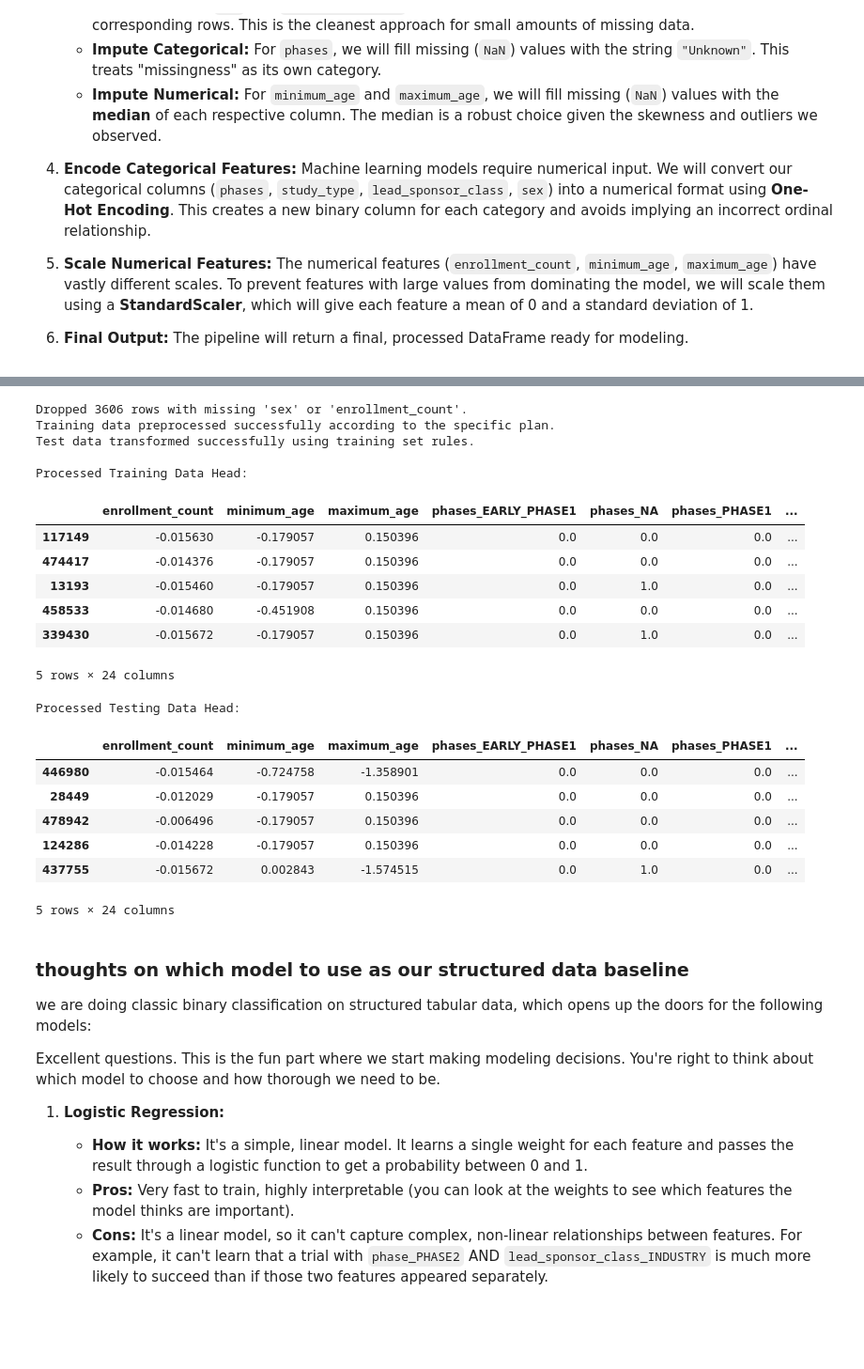
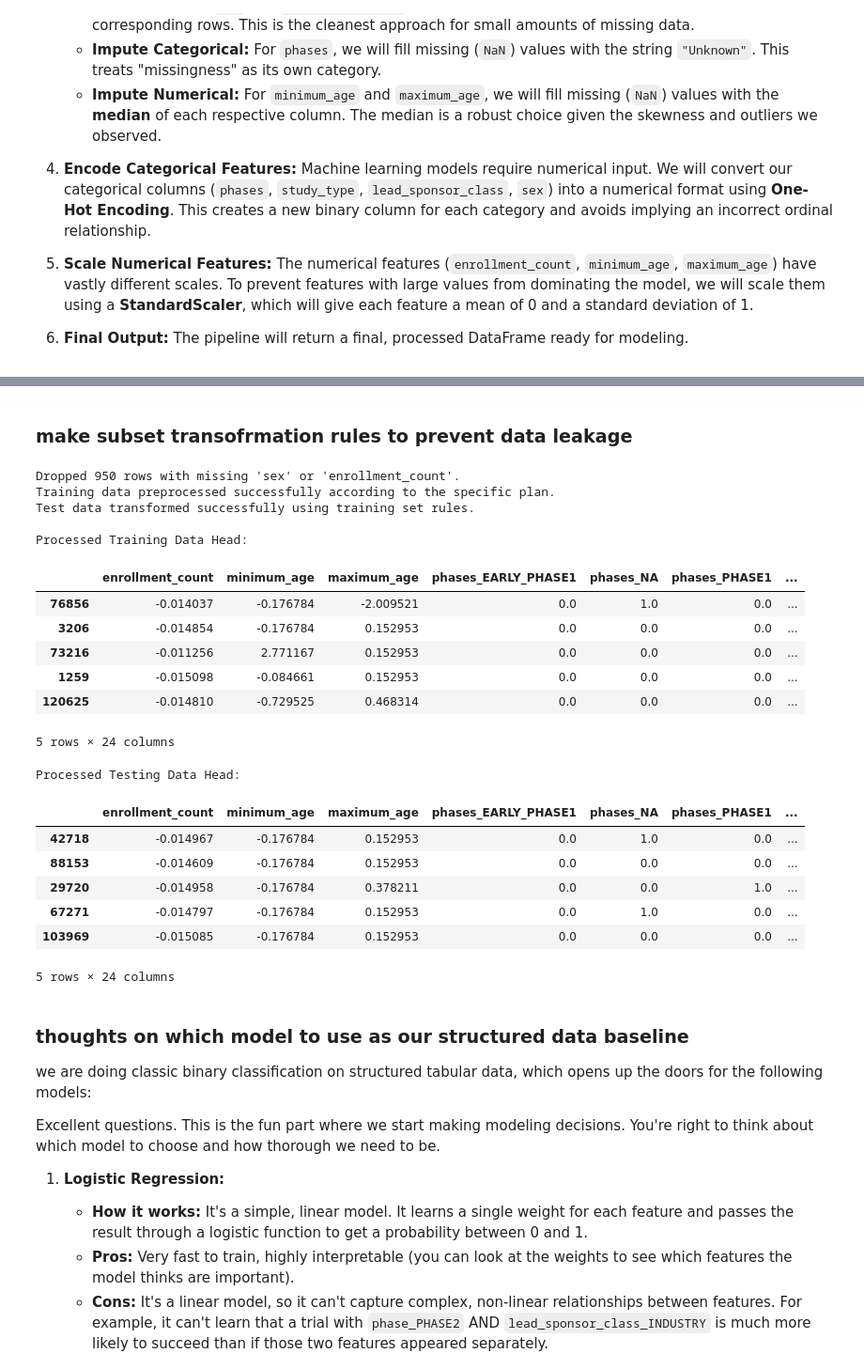
Before and after one commit to au-nlp/project-milestone-p2-group8, a Jupyter notebook: main.ipynb, the cells around one changed output, grey strips where cells are left out. Shown at 94% size. Drawn from its saved outputs; the diff is of its cells as text; code cells hidden in the pictures; blank space fills up the shorter version.

```diff
--- a/main.ipynb
+++ b/main.ipynb
@@ -471,43 +516,41 @@ Raw testing set size: 108380
-# %%
-# Make sure our functions are imported (you may need to restart the kernel if you have made any changes to the code)
-from utils import fit_and_preprocess_train, transform_test_data
-import numpy as np
-
-# --- PROCESS THE TRAINING DATA ---
-# This learns the rules (medians, encoders, scalers) ONLY from the raw_train_df
-processed_train_df, transformation_rules = fit_and_preprocess_train(raw_train_df)
-
-# --- PROCESS THE TESTING DATA ---
-# This applies the rules we just learned to the raw_test_df
-processed_test_df = transform_test_data(raw_test_df, transformation_rules)
-
-# Inspect the final, processed DataFrames
-print("\nProcessed Training Data Head:")
-display(processed_train_df.head())
-
-print("\nProcessed Testing Data Head:")
-display(processed_test_df.head())
-# %% [output]
-Dropped 3606 rows with missing 'sex' or 'enrollment_count'.
-Training data preprocessed successfully according to the specific plan.
-Test data transformed successfully using training set rules.
-
-Processed Training Data Head:
-|  | enrollment_count | minimum_age | maximum_age | phases_EARLY_PHASE1 | phases_NA | phases_PHASE1 | ... |
-| 117149 | -0.015630 | -0.179057 | 0.150396 | 0.0 | 0.0 | 0.0 | ... |
-| 474417 | -0.014376 | -0.179057 | 0.150396 | 0.0 | 0.0 | 0.0 | ... |
-| 13193 | -0.015460 | -0.179057 | 0.150396 | 0.0 | 1.0 | 0.0 | ... |
-| 458533 | -0.014680 | -0.451908 | 0.150396 | 0.0 | 0.0 | 0.0 | ... |
-| 339430 | -0.015672 | -0.179057 | 0.150396 | 0.0 | 1.0 | 0.0 | ... |
-5 rows × 24 columns
-Processed Testing Data Head:
-|  | enrollment_count | minimum_age | maximum_age | phases_EARLY_PHASE1 | phases_NA | phases_PHASE1 | ... |
-| 446980 | -0.015464 | -0.724758 | -1.358901 | 0.0 | 0.0 | 0.0 | ... |
-| 28449 | -0.012029 | -0.179057 | 0.150396 | 0.0 | 0.0 | 0.0 | ... |
-| 478942 | -0.006496 | -0.179057 | 0.150396 | 0.0 | 0.0 | 0.0 | ... |
-| 124286 | -0.014228 | -0.179057 | 0.150396 | 0.0 | 0.0 | 0.0 | ... |
-| 437755 | -0.015672 | 0.002843 | -1.574515 | 0.0 | 1.0 | 0.0 | ... |
-5 rows × 24 columns
+# %% [markdown]
+### make subset transofrmation rules to prevent data leakage
+# %%
+from utils import fit_and_preprocess_train, transform_test_data
+import numpy as np
+# This will generate NEW rules based on the subset's training data
+processed_train_df, new_transformation_rules = fit_and_preprocess_train(raw_train_df)
+
+# This will apply those NEW rules to the subset's test data
+processed_test_df = transform_test_data(raw_test_df, new_transformation_rules)
+
+# Inspect the final, processed DataFrames
+print("\nProcessed Training Data Head:")
+display(processed_train_df.head())
+
+print("\nProcessed Testing Data Head:")
+display(processed_test_df.head())
+# %% [output]
+Dropped 950 rows with missing 'sex' or 'enrollment_count'.
+Training data preprocessed successfully according to the specific plan.
+Test data transformed successfully using training set rules.
+
+Processed Training Data Head:
+|  | enrollment_count | minimum_age | maximum_age | phases_EARLY_PHASE1 | phases_NA | phases_PHASE1 | ... |
+| 76856 | -0.014037 | -0.176784 | -2.009521 | 0.0 | 1.0 | 0.0 | ... |
+| 3206 | -0.014854 | -0.176784 | 0.152953 | 0.0 | 0.0 | 0.0 | ... |
+| 73216 | -0.011256 | 2.771167 | 0.152953 | 0.0 | 0.0 | 0.0 | ... |
+| 1259 | -0.015098 | -0.084661 | 0.152953 | 0.0 | 0.0 | 0.0 | ... |
+| 120625 | -0.014810 | -0.729525 | 0.468314 | 0.0 | 0.0 | 0.0 | ... |
+5 rows × 24 columns
+Processed Testing Data Head:
+|  | enrollment_count | minimum_age | maximum_age | phases_EARLY_PHASE1 | phases_NA | phases_PHASE1 | ... |
+| 42718 | -0.014967 | -0.176784 | 0.152953 | 0.0 | 1.0 | 0.0 | ... |
+| 88153 | -0.014609 | -0.176784 | 0.152953 | 0.0 | 0.0 | 0.0 | ... |
+| 29720 | -0.014958 | -0.176784 | 0.378211 | 0.0 | 0.0 | 1.0 | ... |
+| 67271 | -0.014797 | -0.176784 | 0.152953 | 0.0 | 1.0 | 0.0 | ... |
+| 103969 | -0.015085 | -0.176784 | 0.152953 | 0.0 | 0.0 | 0.0 | ... |
+5 rows × 24 columns
 # %% [markdown]
 ### thoughts on which model to use as our structured data baseline
 
```
Also changed, not shown: parts of 18 cells of this notebook, 1 other file.
